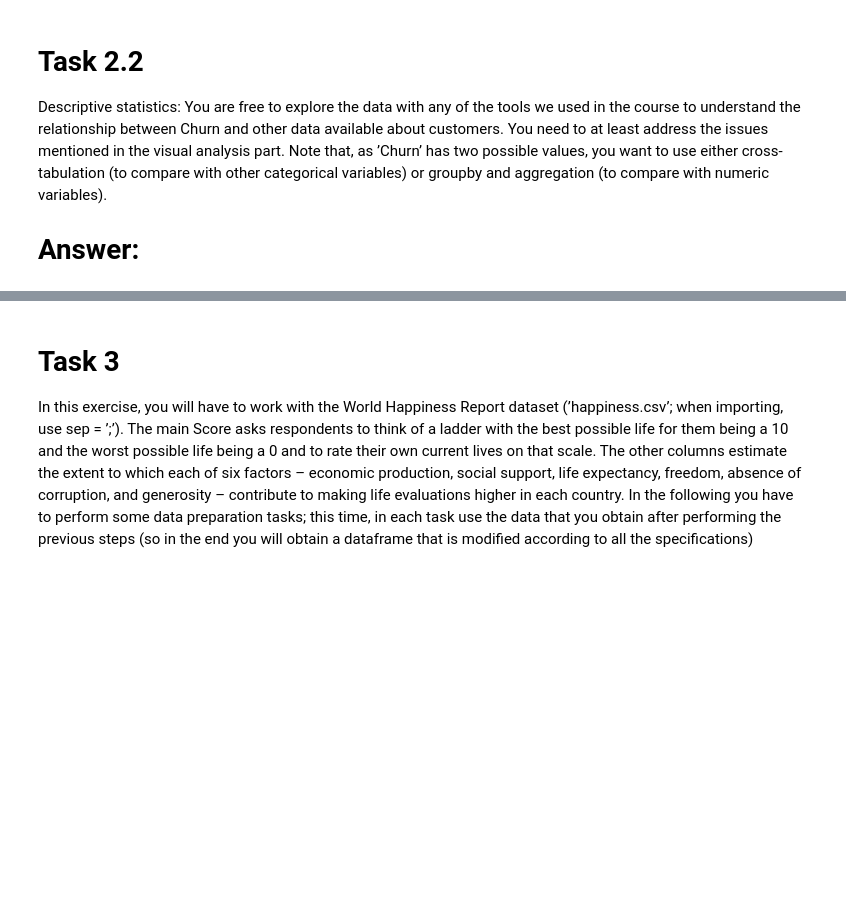
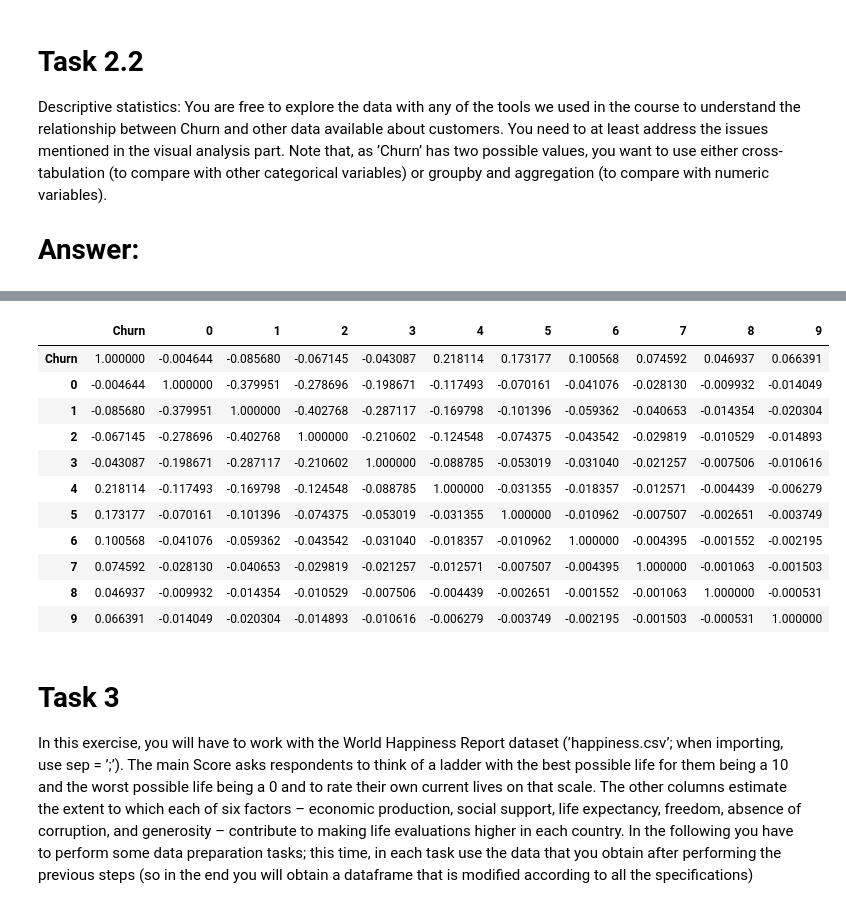
Before and after one commit to hdahlber/Business-Analytics-1, a Jupyter notebook: Assignment 2/Solution.ipynb, the cells around one changed output, grey strips where cells are left out. Cells and saved outputs as stored; diff of their text form; code cells hidden in the pictures; blank space fills up the shorter version.

```diff
--- a/Assignment 2/Solution.ipynb
+++ b/Assignment 2/Solution.ipynb
@@ -338,3 +376,22 @@ or groupby and aggregation (to compare with numeric variables).
+# %%
+#(iiii) no strong correlation at all with Pearsons correlation
+x = churn_data.loc[:,("Customer service calls","Churn")]
+x = pd.get_dummies(x, columns=["Customer service calls"], prefix_sep="", prefix="")
+x["Churn"] = x["Churn"].apply(lambda j: 0 if j == 0 else 1)
+x.corr()
+# %% [output]
+|  | Churn | 0 | 1 | 2 | 3 | 4 | 5 | 6 | 7 | 8 | 9 |
+| Churn | 1.000000 | -0.004644 | -0.085680 | -0.067145 | -0.043087 | 0.218114 | 0.173177 | 0.100568 | 0.074592 | 0.046937 | 0.066391 |
+| 0 | -0.004644 | 1.000000 | -0.379951 | -0.278696 | -0.198671 | -0.117493 | -0.070161 | -0.041076 | -0.028130 | -0.009932 | -0.014049 |
+| 1 | -0.085680 | -0.379951 | 1.000000 | -0.402768 | -0.287117 | -0.169798 | -0.101396 | -0.059362 | -0.040653 | -0.014354 | -0.020304 |
+| 2 | -0.067145 | -0.278696 | -0.402768 | 1.000000 | -0.210602 | -0.124548 | -0.074375 | -0.043542 | -0.029819 | -0.010529 | -0.014893 |
+| 3 | -0.043087 | -0.198671 | -0.287117 | -0.210602 | 1.000000 | -0.088785 | -0.053019 | -0.031040 | -0.021257 | -0.007506 | -0.010616 |
+| 4 | 0.218114 | -0.117493 | -0.169798 | -0.124548 | -0.088785 | 1.000000 | -0.031355 | -0.018357 | -0.012571 | -0.004439 | -0.006279 |
+| 5 | 0.173177 | -0.070161 | -0.101396 | -0.074375 | -0.053019 | -0.031355 | 1.000000 | -0.010962 | -0.007507 | -0.002651 | -0.003749 |
+| 6 | 0.100568 | -0.041076 | -0.059362 | -0.043542 | -0.031040 | -0.018357 | -0.010962 | 1.000000 | -0.004395 | -0.001552 | -0.002195 |
+| 7 | 0.074592 | -0.028130 | -0.040653 | -0.029819 | -0.021257 | -0.012571 | -0.007507 | -0.004395 | 1.000000 | -0.001063 | -0.001503 |
+| 8 | 0.046937 | -0.009932 | -0.014354 | -0.010529 | -0.007506 | -0.004439 | -0.002651 | -0.001552 | -0.001063 | 1.000000 | -0.000531 |
+| 9 | 0.066391 | -0.014049 | -0.020304 | -0.014893 | -0.010616 | -0.006279 | -0.003749 | -0.002195 | -0.001503 | -0.000531 | 1.000000 |
 # %% [markdown]
 # Task 3
 In this exercise, you will have to work with the World Happiness Report dataset (’happiness.csv’; when importing, use sep = ’;’). The main Score asks respondents to think of a ladder with the
```
Also changed, not shown: parts of 10 cells of this notebook.
